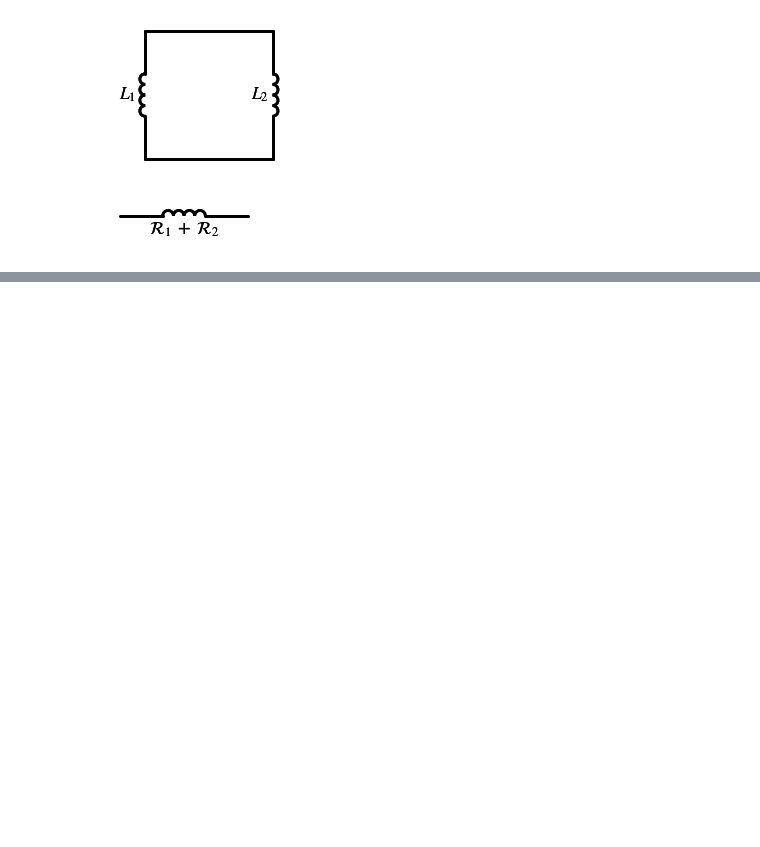
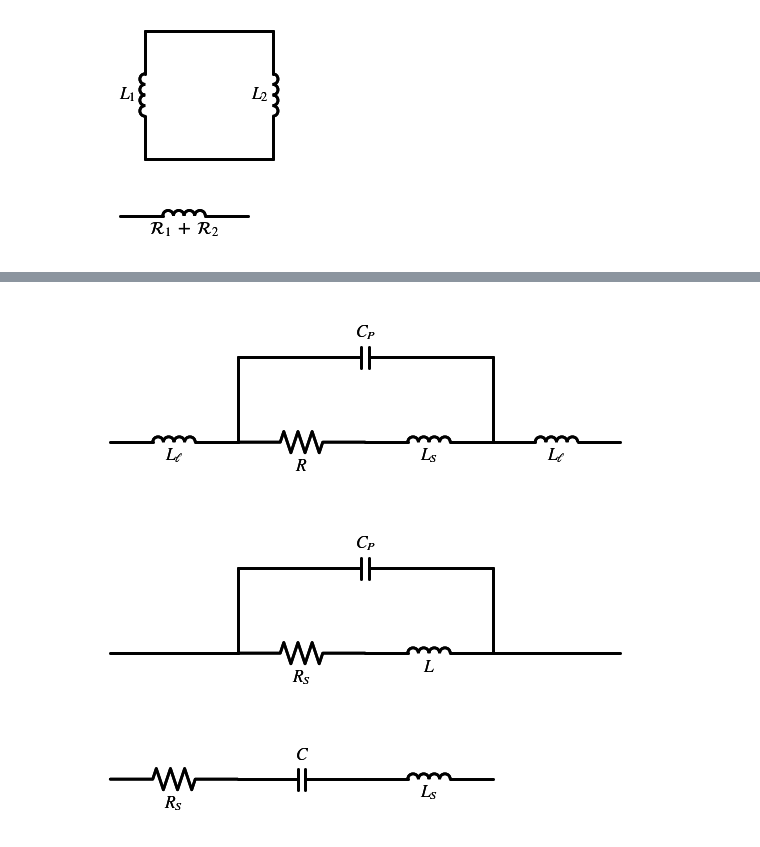
Before and after one commit to Circuit-Analysis/circuit-analysis.github.io, a Jupyter notebook: _sources/chapter-11.ipynb, the cells around one changed output, grey strips where cells are left out. Saved outputs shown, nothing was run; the diff lists cells and outputs as text; code cells hidden in the pictures; blank space fills up the shorter version.

````diff
--- a/_sources/chapter-11.ipynb
+++ b/_sources/chapter-11.ipynb
@@ -346 +336,30 @@ Both the capacitor and inductor equations result in systems of equations that re
 ```
+# %%
+with schemdraw.Drawing(file='realistic-resistor.svg') as d:
+    d += elm.Inductor().label('$L_{\ell}$', loc='bot')
+    d.push()
+    d += elm.Resistor().label('$R$', loc='bot')
+    d += elm.Inductor().label('$L_S$', loc='bot')
+    d += elm.Inductor().label('$L_{\ell}$', loc='bot')
+    d.pop()
+    d += elm.Line().up().length(2)
+    d += elm.Capacitor().label('$C_P$').length(6).right()
+    d += elm.Line().down().length(2)
+with schemdraw.Drawing(file='realistic-inductor.svg') as d:
+    d += elm.Line()
+    d.push()
+    d += elm.Resistor().label('$R_S$', loc='bot')
+    d += elm.Inductor().label('$L$', loc='bot')
+    d += elm.Line()
+    d.pop()
+    d += elm.Line().up().length(2)
+    d += elm.Capacitor().label('$C_P$').length(6).right()
+    d += elm.Line().down().length(2)
+with schemdraw.Drawing(file='realistic-capacitor.svg') as d:
+    d += elm.Resistor().label('$R_S$', loc='bot')
+    d += elm.Capacitor().label('$C$')
+    d += elm.Inductor().label('$L_S$', loc='bot')
+# %% [output]
+[figure, added]
+[figure, added]
+[figure, added]
````
Also changed, not shown: parts of 2 cells of this notebook, 58 other files.
